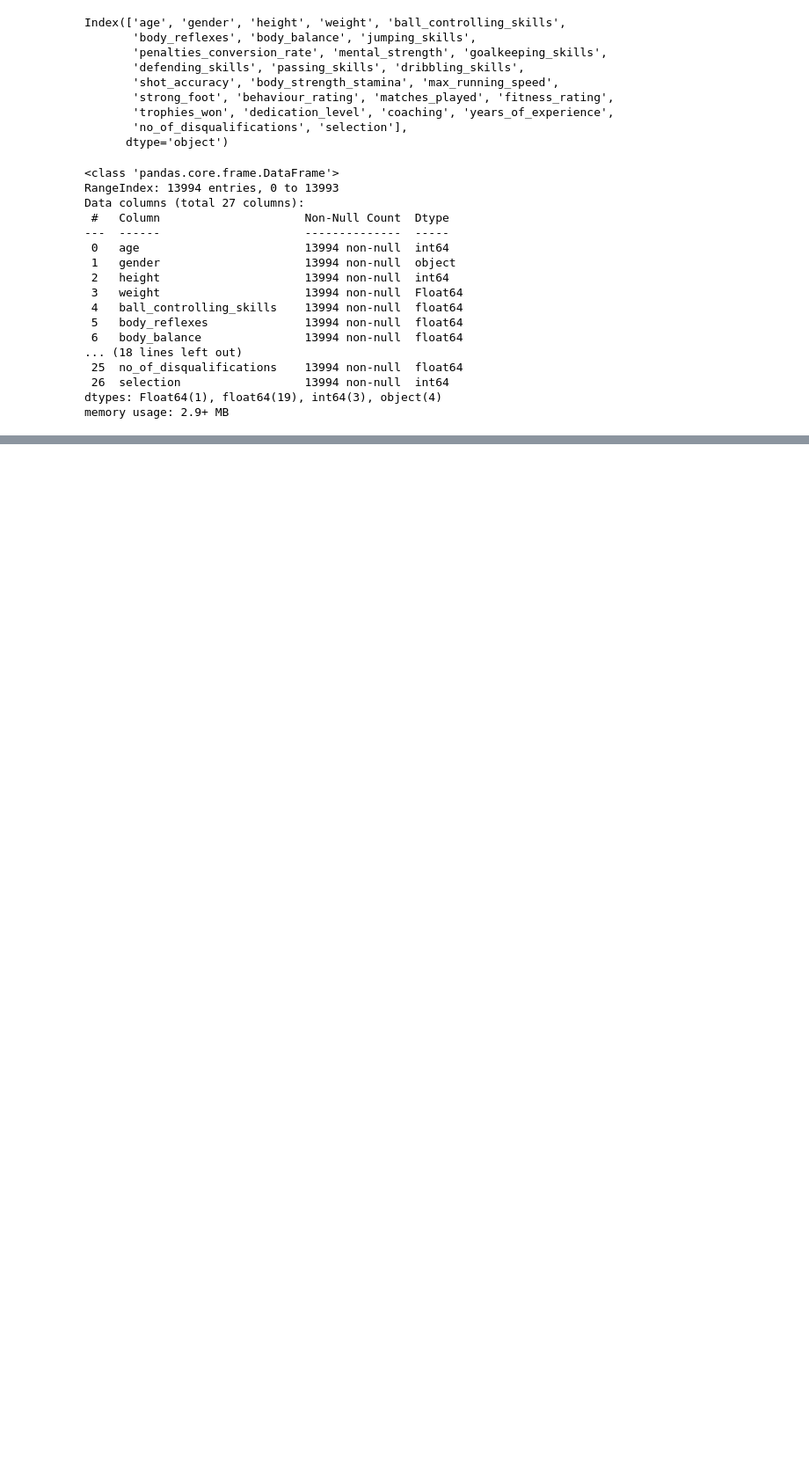
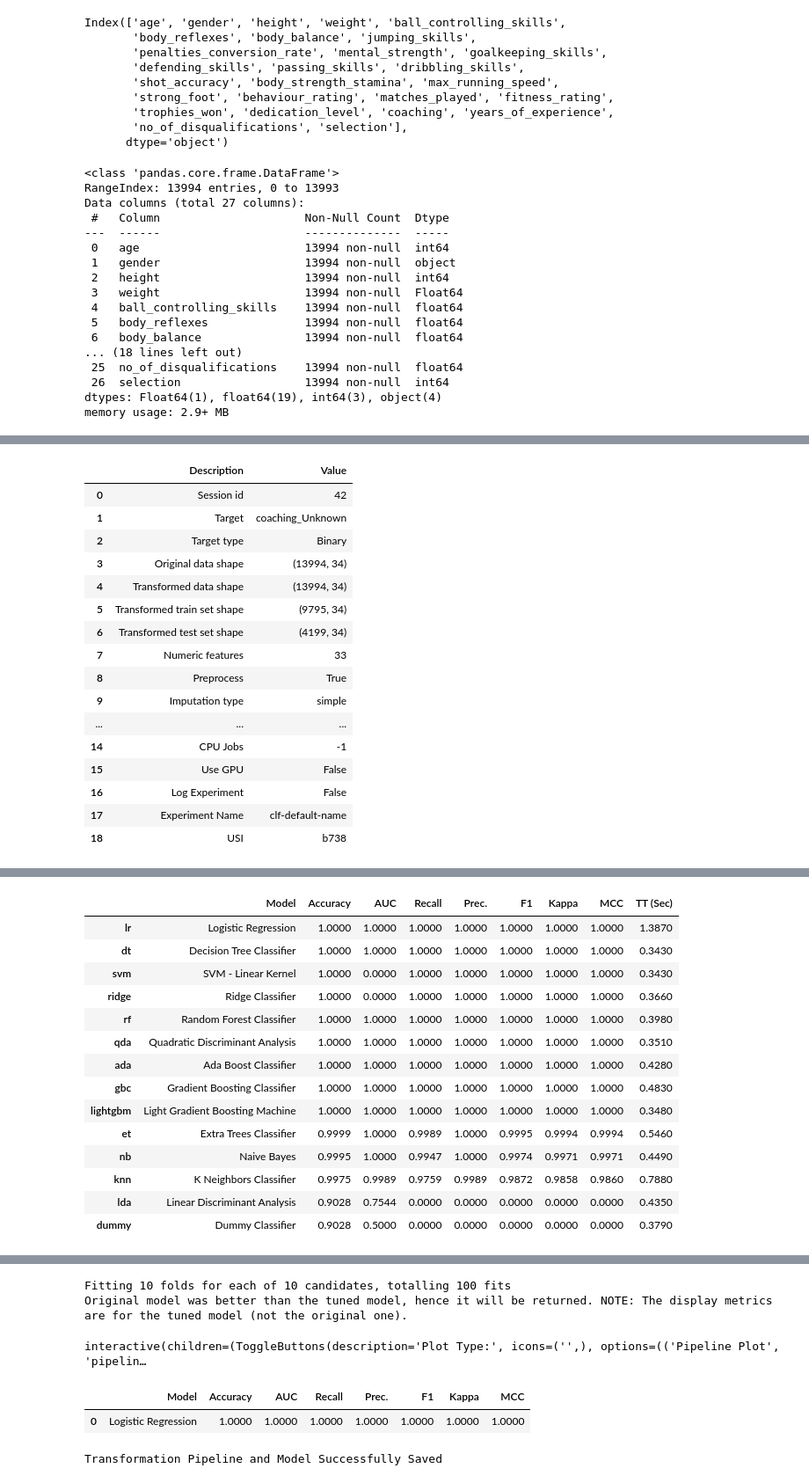
Before and after one commit to Jithin-George-9227/Exit-test, a Jupyter notebook: Exit test.ipynb, the cells around one changed output, grey strips where cells are left out. Shown at 88% size. Cells and saved outputs as stored; diff of their text form; code cells hidden in the pictures; blank space fills up the shorter version.

```diff
--- a/Exit test.ipynb
+++ b/Exit test.ipynb
@@ -213,0 +191,44 @@ Accuracy: 1.0
+# %%
+## finiding the best model
+
+from pycaret.classification import *
+
+
+# Initialize the PyCaret environment
+clf = setup(data=df, session_id=42)
+
+# Compare different classification models
+best_model = compare_models()
+
+# Tune hyperparameters of the best model
+tuned_model = tune_model(best_model)
+
+# Evaluate the tuned model
+evaluate_model(tuned_model)
+
+# Make predictions on new data
+predictions = predict_model(tuned_model, data=df)
+
+# Finalize the tuned model for deployment
+final_model = finalize_model(tuned_model)
+
+# Save the model
+save_model(final_model, 'final_model')
+# %% [output]
+|  | Description | Value |
+| 0 | Session id | 42 |
+| 1 | Target | coaching_Unknown |
+| 2 | Target type | Binary |
+| 3 | Original data shape | (13994, 34) |
+| 4 | Transformed data shape | (13994, 34) |
+| 5 | Transformed train set shape | (9795, 34) |
+| 6 | Transformed test set shape | (4199, 34) |
+| 7 | Numeric features | 33 |
+| 8 | Preprocess | True |
+| 9 | Imputation type | simple |
+| ... | ... | ... |
+| 14 | CPU Jobs | -1 |
+| 15 | Use GPU | False |
+| 16 | Log Experiment | False |
+| 17 | Experiment Name | clf-default-name |
+| 18 | USI | b738 |
@@ -213,0 +236,15 @@ Accuracy: 1.0
+|  | Model | Accuracy | AUC | Recall | Prec. | F1 | Kappa | MCC | TT (Sec) |
+| lr | Logistic Regression | 1.0000 | 1.0000 | 1.0000 | 1.0000 | 1.0000 | 1.0000 | 1.0000 | 1.3870 |
+| dt | Decision Tree Classifier | 1.0000 | 1.0000 | 1.0000 | 1.0000 | 1.0000 | 1.0000 | 1.0000 | 0.3430 |
+| svm | SVM - Linear Kernel | 1.0000 | 0.0000 | 1.0000 | 1.0000 | 1.0000 | 1.0000 | 1.0000 | 0.3430 |
+| ridge | Ridge Classifier | 1.0000 | 0.0000 | 1.0000 | 1.0000 | 1.0000 | 1.0000 | 1.0000 | 0.3660 |
+| rf | Random Forest Classifier | 1.0000 | 1.0000 | 1.0000 | 1.0000 | 1.0000 | 1.0000 | 1.0000 | 0.3980 |
+| qda | Quadratic Discriminant Analysis | 1.0000 | 1.0000 | 1.0000 | 1.0000 | 1.0000 | 1.0000 | 1.0000 | 0.3510 |
+| ada | Ada Boost Classifier | 1.0000 | 1.0000 | 1.0000 | 1.0000 | 1.0000 | 1.0000 | 1.0000 | 0.4280 |
+| gbc | Gradient Boosting Classifier | 1.0000 | 1.0000 | 1.0000 | 1.0000 | 1.0000 | 1.0000 | 1.0000 | 0.4830 |
+| lightgbm | Light Gradient Boosting Machine | 1.0000 | 1.0000 | 1.0000 | 1.0000 | 1.0000 | 1.0000 | 1.0000 | 0.3480 |
+| et | Extra Trees Classifier | 0.9999 | 1.0000 | 0.9989 | 1.0000 | 0.9995 | 0.9994 | 0.9994 | 0.5460 |
+| nb | Naive Bayes | 0.9995 | 1.0000 | 0.9947 | 1.0000 | 0.9974 | 0.9971 | 0.9971 | 0.4490 |
+| knn | K Neighbors Classifier | 0.9975 | 0.9989 | 0.9759 | 0.9989 | 0.9872 | 0.9858 | 0.9860 | 0.7880 |
+| lda | Linear Discriminant Analysis | 0.9028 | 0.7544 | 0.0000 | 0.0000 | 0.0000 | 0.0000 | 0.0000 | 0.4350 |
+| dummy | Dummy Classifier | 0.9028 | 0.5000 | 0.0000 | 0.0000 | 0.0000 | 0.0000 | 0.0000 | 0.3790 |
@@ -213,0 +266,6 @@ Accuracy: 1.0
+Fitting 10 folds for each of 10 candidates, totalling 100 fits
+Original model was better than the tuned model, hence it will be returned. NOTE: The display metrics are for the tuned model (not the original one).
+interactive(children=(ToggleButtons(description='Plot Type:', icons=('',), options=(('Pipeline Plot', 'pipelin…
+|  | Model | Accuracy | AUC | Recall | Prec. | F1 | Kappa | MCC |
+| 0 | Logistic Regression | 1.0000 | 1.0000 | 1.0000 | 1.0000 | 1.0000 | 1.0000 | 1.0000 |
+Transformation Pipeline and Model Successfully Saved
```
Also changed, not shown: parts of 16 cells of this notebook.
